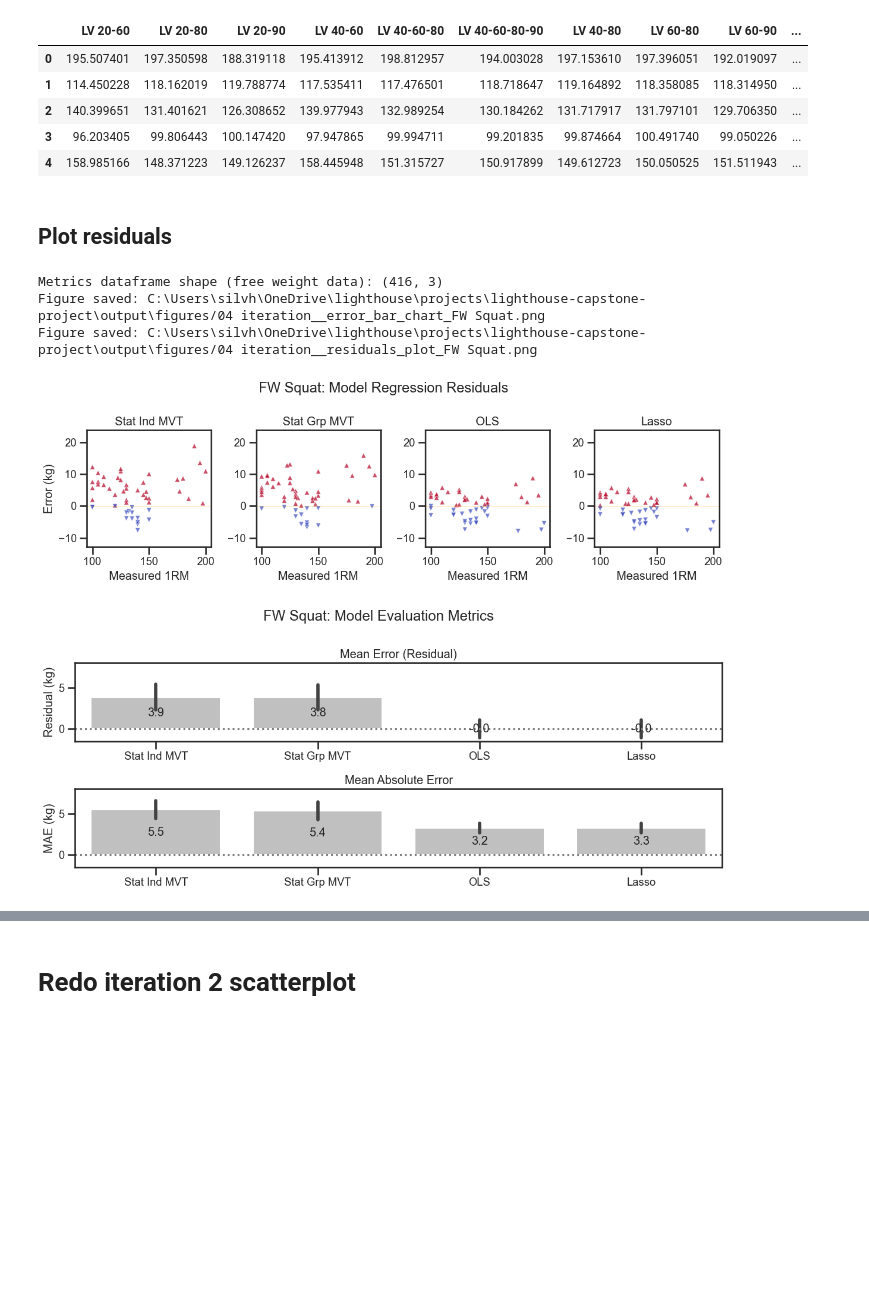
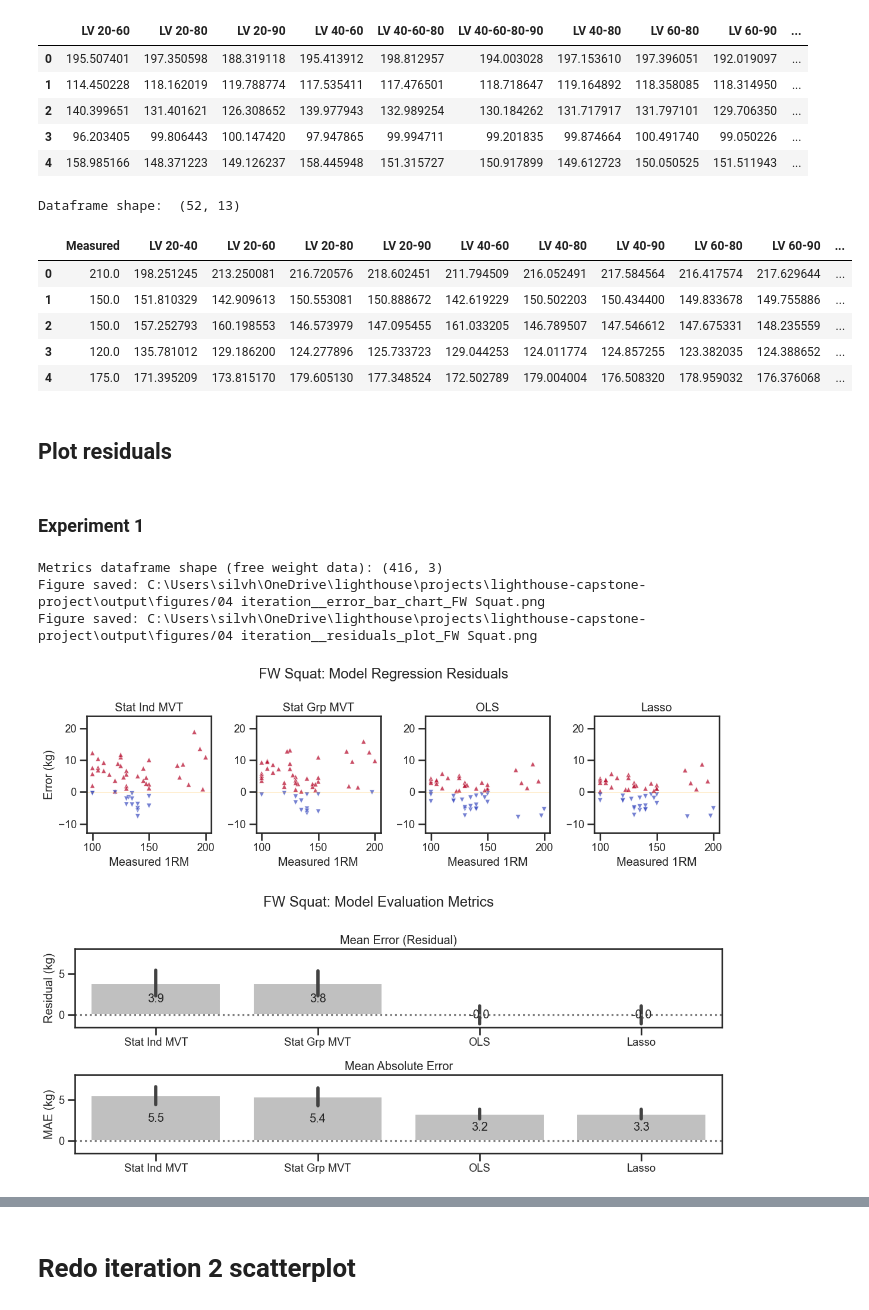
Before and after one commit to silvhua/lighthouse-capstone-project, a Jupyter notebook: notebooks/2022-12-06 figures.ipynb, the cells around one changed output, grey strips where cells are left out. Cells and saved outputs as stored; diff of their text form; code cells hidden in the pictures; blank space fills up the shorter version.

```diff
--- a/notebooks/2022-12-06 figures.ipynb
+++ b/notebooks/2022-12-06 figures.ipynb
@@ -234,8 +234,22 @@ Dataframe shape:  (52, 11)
 | 2 | 140.399651 | 131.401621 | 126.308652 | 139.977943 | 132.989254 | 130.184262 | 131.717917 | 131.797101 | 129.706350 | ... |
 | 3 | 96.203405 | 99.806443 | 100.147420 | 97.947865 | 99.994711 | 99.201835 | 99.874664 | 100.491740 | 99.050226 | ... |
 | 4 | 158.985166 | 148.371223 | 149.126237 | 158.445948 | 151.315727 | 150.917899 | 149.612723 | 150.050525 | 151.511943 | ... |
+# %%
+predictions_sm5 = load_csv('05 iteration SM predictions.csv',
+    r'C:\Users\silvh\OneDrive\lighthouse\projects\lighthouse-capstone-project\output\predictions\Experiment 2', column1_as_index=True)
+predictions_sm5.head()
+# %% [output]
+Dataframe shape:  (52, 13)
+|  | Measured | LV 20-40 | LV 20-60 | LV 20-80 | LV 20-90 | LV 40-60 | LV 40-80 | LV 40-90 | LV 60-80 | LV 60-90 | ... |
+| 0 | 210.0 | 198.251245 | 213.250081 | 216.720576 | 218.602451 | 211.794509 | 216.052491 | 217.584564 | 216.417574 | 217.629644 | ... |
+| 1 | 150.0 | 151.810329 | 142.909613 | 150.553081 | 150.888672 | 142.619229 | 150.502203 | 150.434400 | 149.833678 | 149.755886 | ... |
+| 2 | 150.0 | 157.252793 | 160.198553 | 146.573979 | 147.095455 | 161.033205 | 146.789507 | 147.546612 | 147.675331 | 148.235559 | ... |
+| 3 | 120.0 | 135.781012 | 129.186200 | 124.277896 | 125.733723 | 129.044253 | 124.011774 | 124.857255 | 123.382035 | 124.388652 | ... |
+| 4 | 175.0 | 171.395209 | 173.815170 | 179.605130 | 177.348524 | 172.502789 | 179.004004 | 176.508320 | 178.959032 | 176.376068 | ... |
 # %% [markdown]
 ## Plot residuals
+# %% [markdown]
+### Experiment 1
 # %%
 def plot_residuals(predictions, title='Squat',
     context='talk', annotate=True, ymin=-1.5, ymax=8, labels=None, pickle_name=None,
@@ -348,18 +362,17 @@ def plot_residuals(predictions, title='Squat',
     if pickle_name:
 
         path = path + f'/{pickle_name}_'
-        fig2.savefig(f'{path}error_bar_chart_{title}.png')
+        # fig2.savefig(f'{path}error_bar_chart_{title}.png')
+        # print('Figure saved: '+f'{path}_error_bar_chart_{title}.png')
         fig3.savefig(f'{path}residuals_plot_{title}.png')
-        print('Figure saved: '+f'{path}_error_bar_chart_{title}.png')
         print('Figure saved: '+f'{path}_residuals_plot_{title}.png')
     return fig2, fig3
-
-
-error_plot, residual_plot = plot_residuals(predictions_fw4,
-    title='FW Squat', context='talk', pickle_name='04 iteration')
-# %% [output]
-Metrics dataframe shape (free weight data): (416, 3)
-Figure saved: C:\Users\silvh\OneDrive\lighthouse\projects\lighthouse-capstone-project\output\figures/04 iteration__error_bar_chart_FW Squat.png
-Figure saved: C:\Users\silvh\OneDrive\lighthouse\projects\lighthouse-capstone-project\output\figures/04 iteration__residuals_plot_FW Squat.png
-[figure, removed]
-[figure, removed]
+# %%
+error_plot, residual_plot = plot_residuals(predictions_fw4,
+    title='FW Squat', context='talk', pickle_name='04 iteration')
+# %% [output]
+Metrics dataframe shape (free weight data): (416, 3)
+Figure saved: C:\Users\silvh\OneDrive\lighthouse\projects\lighthouse-capstone-project\output\figures/04 iteration__error_bar_chart_FW Squat.png
+Figure saved: C:\Users\silvh\OneDrive\lighthouse\projects\lighthouse-capstone-project\output\figures/04 iteration__residuals_plot_FW Squat.png
+[figure, added]
+[figure, added]
```
Also changed, not shown: parts of 7 cells of this notebook.
